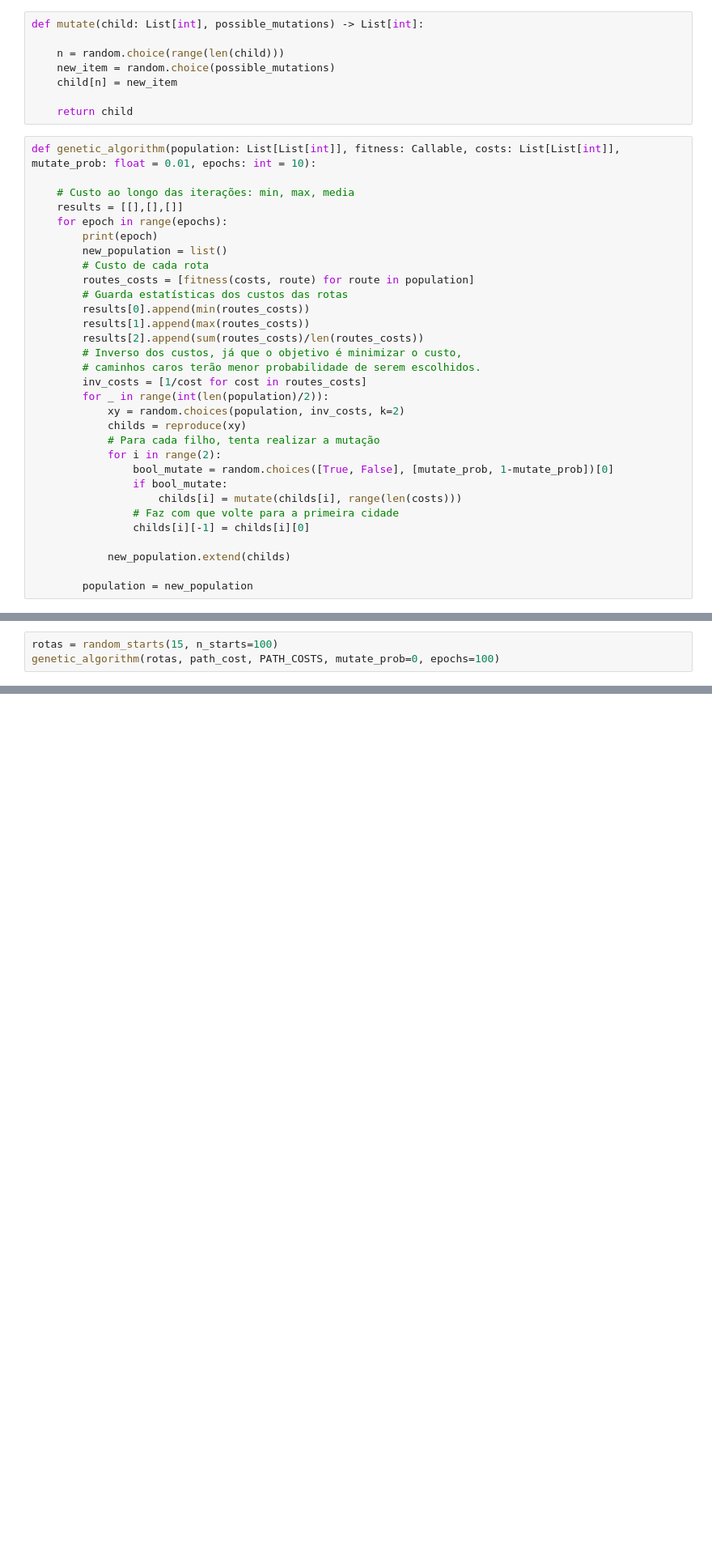
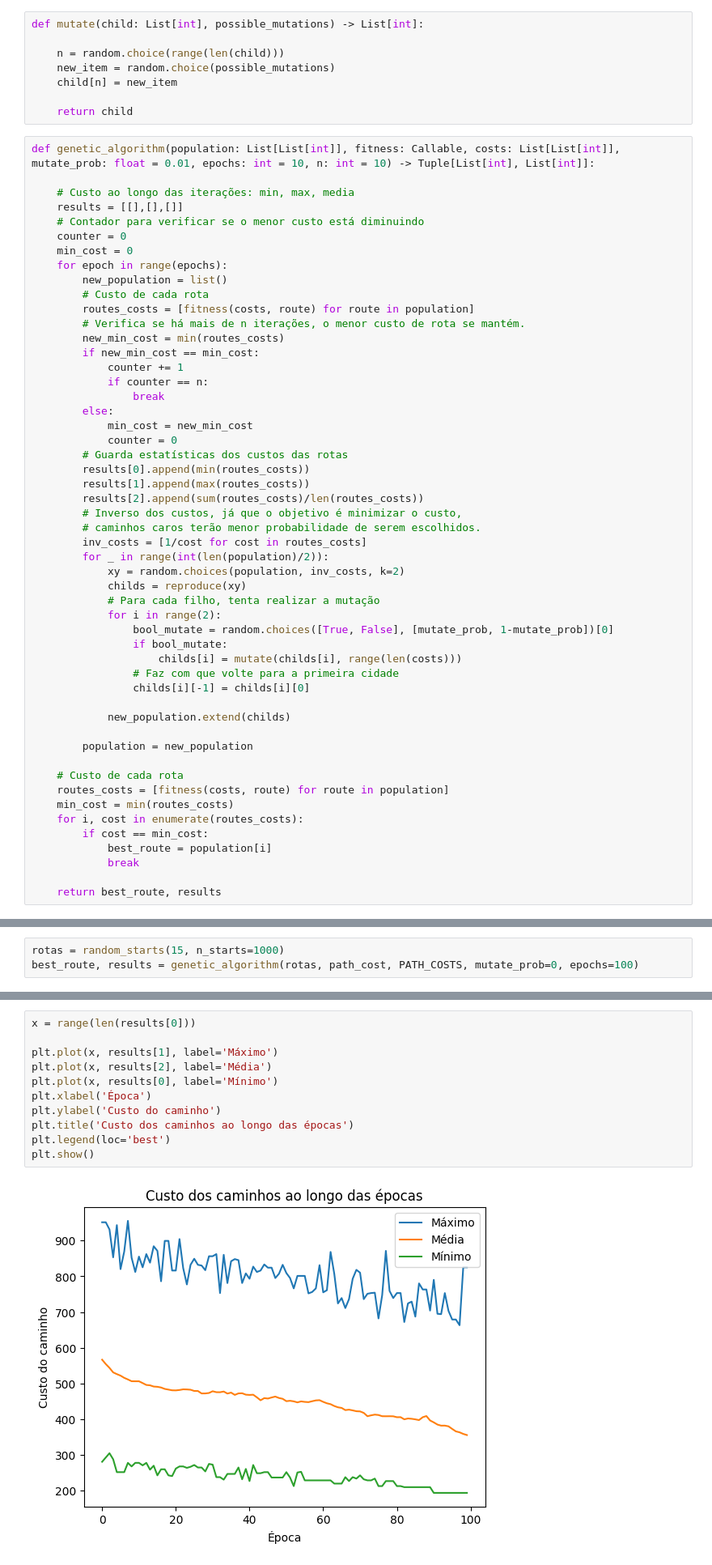
Before and after one commit to LuizGusQueiroz/Ciencia-de-Dados-UFC, a Jupyter notebook: Inteligencia Artificial/Trabalho 1/caixeiro_genetico.ipynb, the cells around one changed output, grey strips where cells are left out. Shown at 81% size. Drawn from its saved outputs; the diff is of its cells as text; blank space fills up the shorter version.

Commit message:
finalizado implementação algoritmo genetico restante correcao da mutação

```diff
--- a/Inteligencia Artificial/Trabalho 1/caixeiro_genetico.ipynb
+++ b/Inteligencia Artificial/Trabalho 1/caixeiro_genetico.ipynb
@@ -87,15 +91,26 @@ def mutate(child: List[int], possible_mutations) -> List[int]:
 
     return child
 # %%
-def genetic_algorithm(population: List[List[int]], fitness: Callable, costs: List[List[int]], mutate_prob: float = 0.01, epochs: int = 10):
+def genetic_algorithm(population: List[List[int]], fitness: Callable, costs: List[List[int]], mutate_prob: float = 0.01, epochs: int = 10, n: int = 10) -> Tuple[List[int], List[int]]:
 
     # Custo ao longo das iterações: min, max, media
     results = [[],[],[]]
+    # Contador para verificar se o menor custo está diminuindo
+    counter = 0
+    min_cost = 0
     for epoch in range(epochs):
-        print(epoch)
         new_population = list()
         # Custo de cada rota
         routes_costs = [fitness(costs, route) for route in population]
+        # Verifica se há mais de n iterações, o menor custo de rota se mantém.
+        new_min_cost = min(routes_costs)
+        if new_min_cost == min_cost:
+            counter += 1
+            if counter == n:
+                break
+        else:
+            min_cost = new_min_cost
+            counter = 0
         # Guarda estatísticas dos custos das rotas
         results[0].append(min(routes_costs))
         results[1].append(max(routes_costs))
@@ -117,6 +132,16 @@ def genetic_algorithm(population: List[List[int]], fitness: Callable, costs: Lis
             new_population.extend(childs)
 
         population = new_population
+
+    # Custo de cada rota
+    routes_costs = [fitness(costs, route) for route in population]
+    min_cost = min(routes_costs)
+    for i, cost in enumerate(routes_costs):
+        if cost == min_cost:
+            best_route = population[i]
+            break
+
+    return best_route, results
 # %%
 PATH_COSTS = [
     [  0,  10,  15,  45,   5,  45,  50,  44,  30, 100,  67,  33,  90,  17,  50],
@@ -136,5 +161,5 @@ PATH_COSTS = [
     [ 25,  70,  45,  50,   5,  45,  20, 100,  25,  50,  35,  10,  90,   5,   0]
 ]
 # %%
-rotas = random_starts(15, n_starts=100)
-genetic_algorithm(rotas, path_cost, PATH_COSTS, mutate_prob=0, epochs=100)
+rotas = random_starts(15, n_starts=1000)
+best_route, results = genetic_algorithm(rotas, path_cost, PATH_COSTS, mutate_prob=0, epochs=100)
@@ -167,0 +174,13 @@ TypeError: unhashable type: 'list'
+# %%
+x = range(len(results[0]))
+
+plt.plot(x, results[1], label='Máximo')
+plt.plot(x, results[2], label='Média')
+plt.plot(x, results[0], label='Mínimo')
+plt.xlabel('Época')
+plt.ylabel('Custo do caminho')
+plt.title('Custo dos caminhos ao longo das épocas')
+plt.legend(loc='best')
+plt.show()
+# %% [output]
+[figure, added]
```
Also changed, not shown: parts of 6 cells of this notebook.
